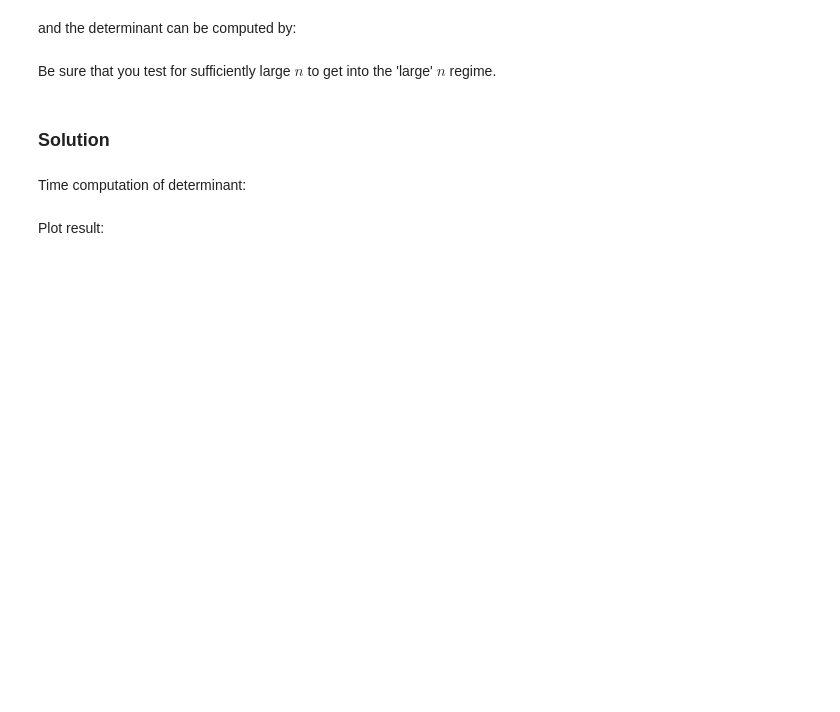
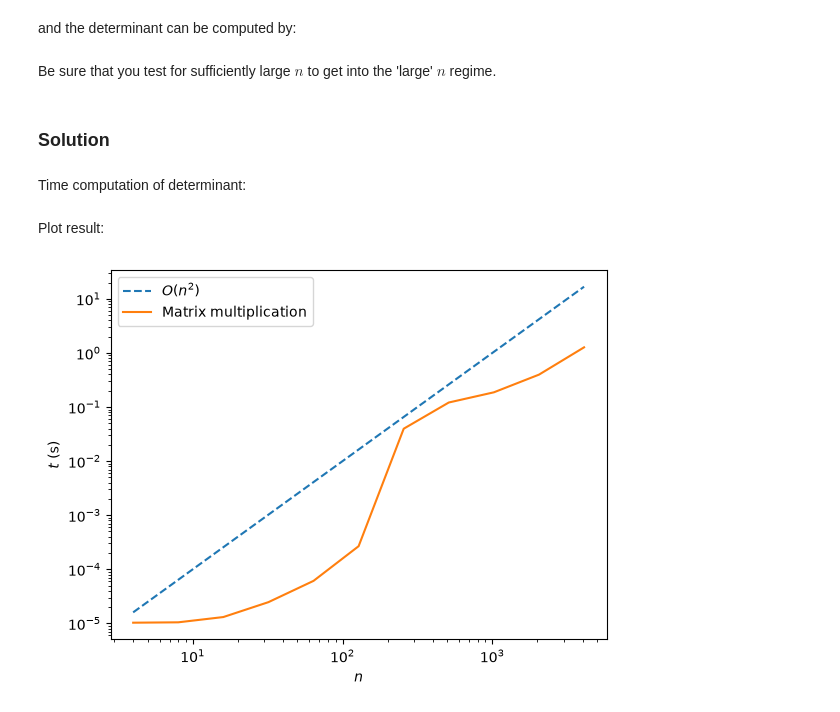
Before and after one commit to robertosc07/PartIA-Computing-Michaelmas_rs2462, a Jupyter notebook: 11 Exercises.ipynb, the cells around one changed output. Drawn from its saved outputs; the diff is of its cells as text; code cells hidden in the pictures; blank space fills up the shorter version.

```diff
--- a/11 Exercises.ipynb
+++ b/11 Exercises.ipynb
@@ -68,2 +118,17 @@ N = 2**np.arange(2, 12)
+# %%
+# Create array of problem sizes we want to test (powers of 2)
+#due to technical limitations, the largest matrix I coul compute was (2**13)x(2**13)
+#past this value, the program would take an intractable amount of time to compute, as I checked.
+N = 2**np.arange(2, 13)
+times = []
+
+def det(M):
+    D = np.linalg.slogdet(M)
+    return D
+
+for i in N:
+    B = np.random.rand(i, i)
+    t = %timeit -n3 -q -o det(B)
+    times.append(t.best)
 # %% [markdown]
 Plot result:
@@ -71,0 +135,12 @@ Plot result:
+# %%
+plt.loglog(N, 1e-6 * N**2, '--', label=r'$O(n^2$)')
+plt.loglog(N, times, label="Matrix multiplication")
+
+plt.legend()
+plt.xlabel('$n$')
+plt.ylabel('$t$ (s)')
+
+plt.show()
+#the curve for matrix multiplication somewhat resembles O(n^2). The complexity is definitely polynomial
+# %% [output]
+[figure, added]
```
Also changed, not shown: parts of 6 cells of this notebook, 4 other files.
